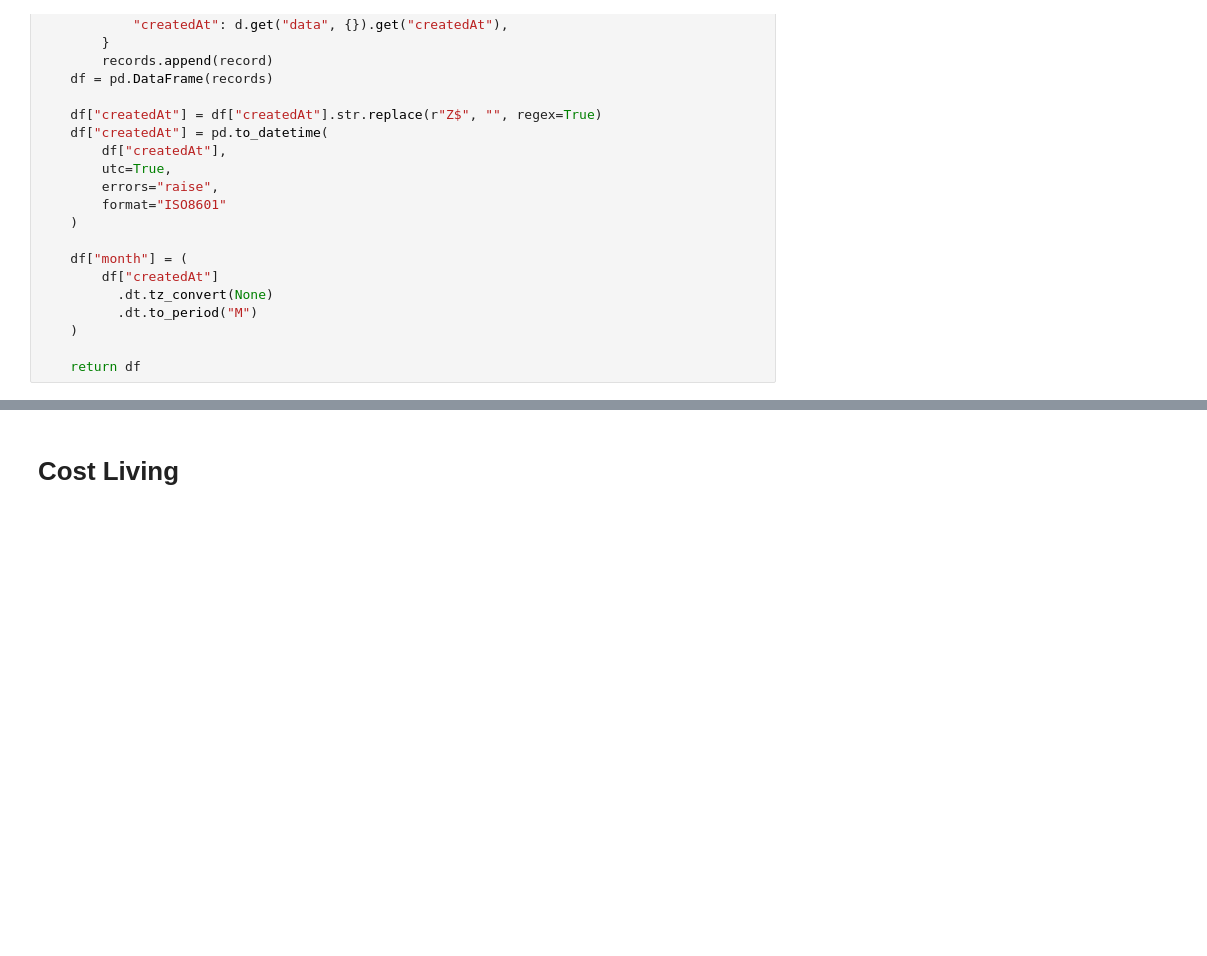
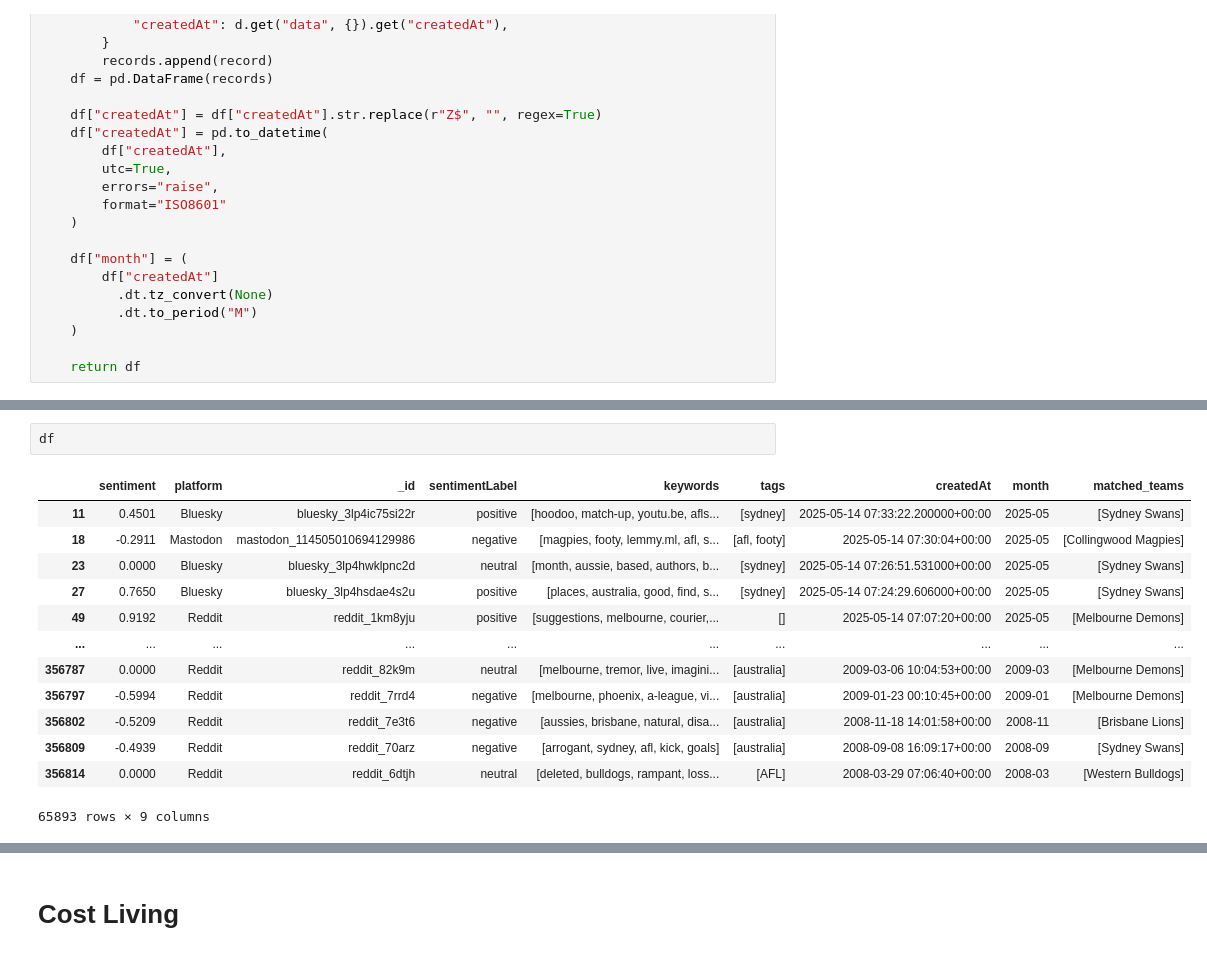
Before and after one commit to TheHQ98/social-media-analysis, a Jupyter notebook: frontend/frontend.ipynb, the cells around one changed output, grey strips where cells are left out. Drawn from its saved outputs; the diff is of its cells as text; blank space fills up the shorter version.

Commit message:
added block found all teams in tags or keywards and analysis their label

```diff
--- a/frontend/frontend.ipynb
+++ b/frontend/frontend.ipynb
@@ -73,0 +125,16 @@ Total hits: 353700
+# %%
+df
+# %% [output]
+|  | sentiment | platform | _id | sentimentLabel | keywords | tags | createdAt | month | matched_teams |
+| 11 | 0.4501 | Bluesky | bluesky_3lp4ic75si22r | positive | [hoodoo, match-up, youtu.be, afls... | [sydney] | 2025-05-14 07:33:22.200000+00:00 | 2025-05 | [Sydney Swans] |
+| 18 | -0.2911 | Mastodon | mastodon_114505010694129986 | negative | [magpies, footy, lemmy.ml, afl, s... | [afl, footy] | 2025-05-14 07:30:04+00:00 | 2025-05 | [Collingwood Magpies] |
+| 23 | 0.0000 | Bluesky | bluesky_3lp4hwklpnc2d | neutral | [month, aussie, based, authors, b... | [sydney] | 2025-05-14 07:26:51.531000+00:00 | 2025-05 | [Sydney Swans] |
+| 27 | 0.7650 | Bluesky | bluesky_3lp4hsdae4s2u | positive | [places, australia, good, find, s... | [sydney] | 2025-05-14 07:24:29.606000+00:00 | 2025-05 | [Sydney Swans] |
+| 49 | 0.9192 | Reddit | reddit_1km8yju | positive | [suggestions, melbourne, courier,... | [] | 2025-05-14 07:07:20+00:00 | 2025-05 | [Melbourne Demons] |
+| ... | ... | ... | ... | ... | ... | ... | ... | ... | ... |
+| 356787 | 0.0000 | Reddit | reddit_82k9m | neutral | [melbourne, tremor, live, imagini... | [australia] | 2009-03-06 10:04:53+00:00 | 2009-03 | [Melbourne Demons] |
+| 356797 | -0.5994 | Reddit | reddit_7rrd4 | negative | [melbourne, phoenix, a-league, vi... | [australia] | 2009-01-23 00:10:45+00:00 | 2009-01 | [Melbourne Demons] |
+| 356802 | -0.5209 | Reddit | reddit_7e3t6 | negative | [aussies, brisbane, natural, disa... | [australia] | 2008-11-18 14:01:58+00:00 | 2008-11 | [Brisbane Lions] |
+| 356809 | -0.4939 | Reddit | reddit_70arz | negative | [arrogant, sydney, afl, kick, goals] | [australia] | 2008-09-08 16:09:17+00:00 | 2008-09 | [Sydney Swans] |
+| 356814 | 0.0000 | Reddit | reddit_6dtjh | neutral | [deleted, bulldogs, rampant, loss... | [AFL] | 2008-03-29 07:06:40+00:00 | 2008-03 | [Western Bulldogs] |
+65893 rows × 9 columns
```
Also changed, not shown: parts of 3 cells of this notebook.
